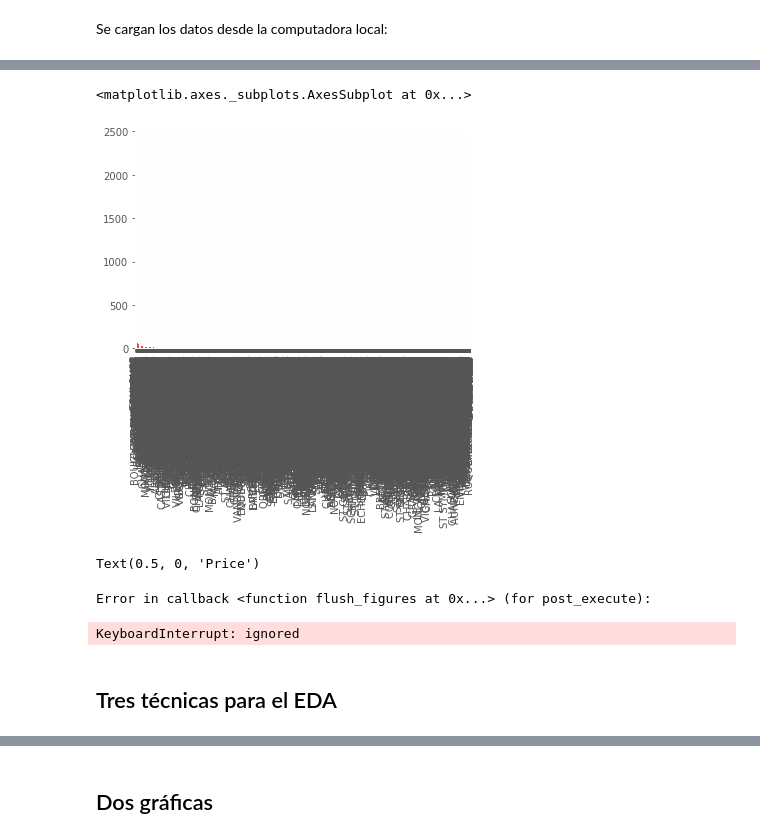
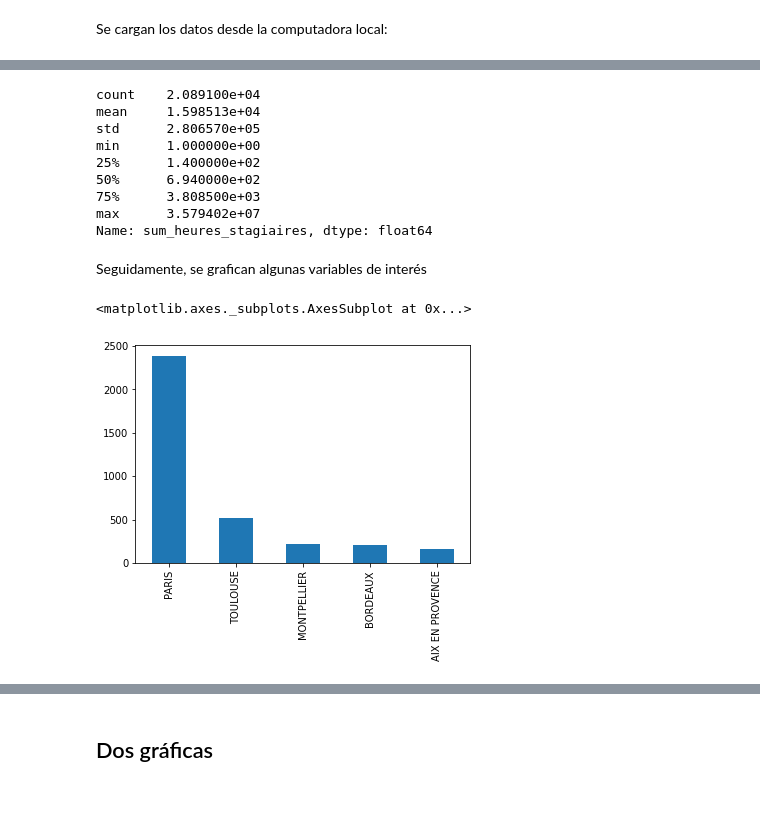
Before and after one commit to esteban062000/Big-Data-II-2021, a Jupyter notebook: tareas/tarea_1/4.EDA_tarea_1.ipynb, the cells around one changed output, grey strips where cells are left out. Drawn from its saved outputs; the diff is of its cells as text; code cells hidden in the pictures; blank space fills up the shorter version.

```diff
--- a/tareas/tarea_1/4.EDA_tarea_1.ipynb
+++ b/tareas/tarea_1/4.EDA_tarea_1.ipynb
@@ -24,20 +89,19 @@ data.head()
+# %%
+data['sum_heures_stagiaires'].describe()
+# %% [output]
+count    2.089100e+04
+mean     1.598513e+04
+std      2.806570e+05
+min      1.000000e+00
+25%      1.400000e+02
+50%      6.940000e+02
+75%      3.808500e+03
+max      3.579402e+07
+Name: sum_heures_stagiaires, dtype: float64
+# %% [markdown]
+Seguidamente, se grafican algunas variables de interés
 # %%
-import matplotlib.pyplot as plt
-data['adresse_ville'].value_counts().plot(kind='bar')
+data['adresse_ville'].value_counts()[:5].plot(kind="bar")
 # %% [output]
 <matplotlib.axes._subplots.AxesSubplot at 0x...>
-[figure, old version]
+[figure, new version]
-# %%
-import matplotlib.pyplot as plt
-
-# pd.options.display.mpl_style = 'default'
-plt.style.use('ggplot')
-data['adresse_ville'].hist(color = 'black')
-plt.title('Distribution of Price')
-plt.xlabel('Price')
-# %% [output]
-Text(0.5, 0, 'Price')
-Error in callback <function flush_figures at 0x...> (for post_execute):
-KeyboardInterrupt: ignored
-# %% [markdown]
-## Tres técnicas para el EDA
```
Also changed, not shown: parts of 15 cells of this notebook.
